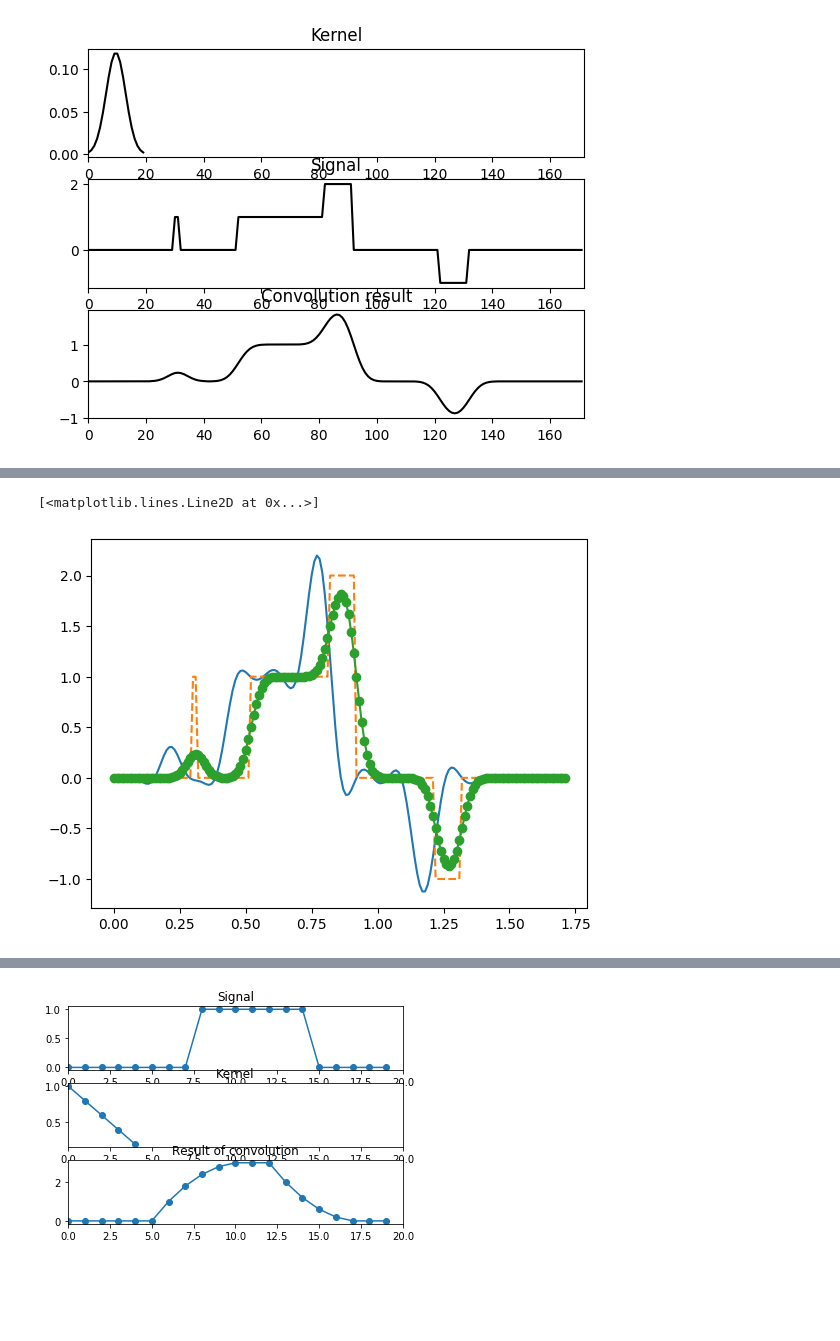
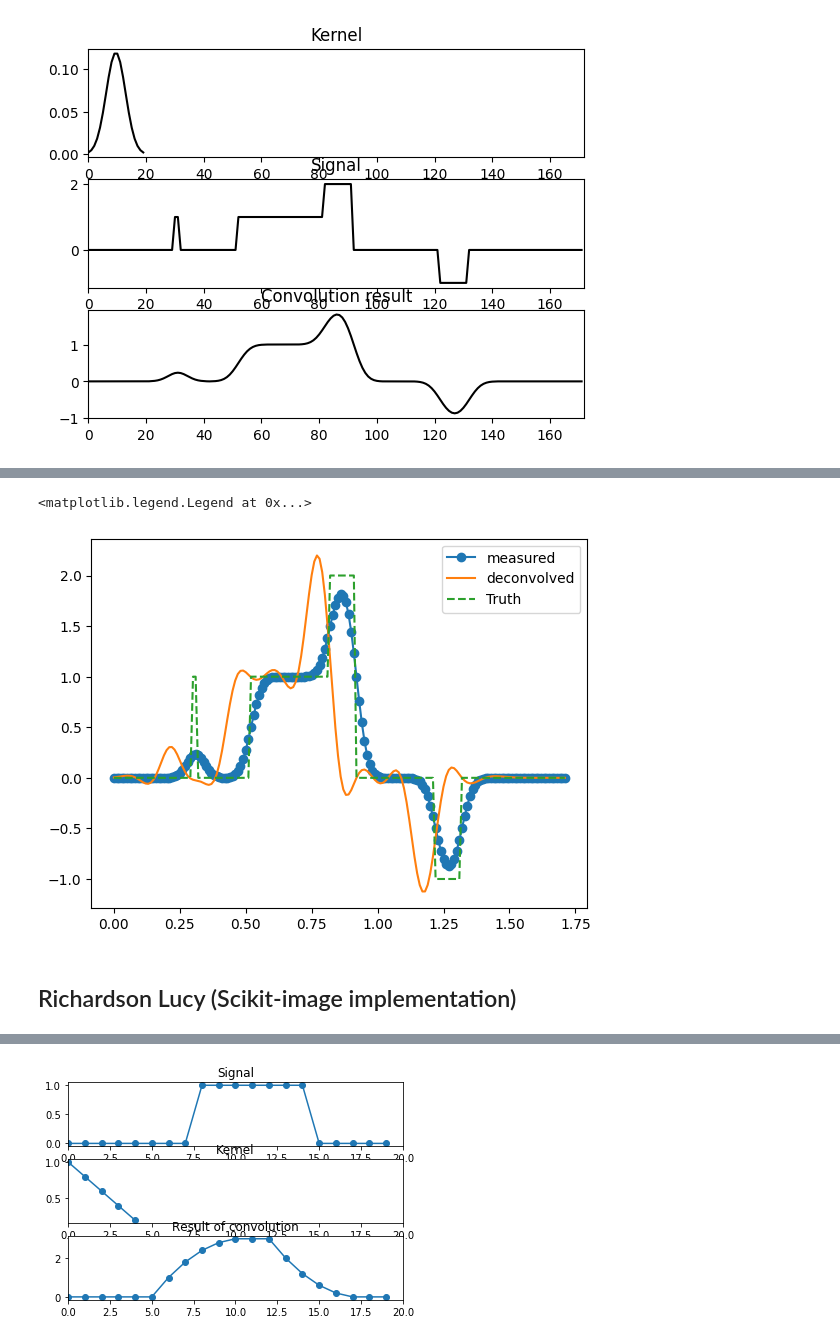
Before and after one commit to scott-huberty/SignalProcessing, a Jupyter notebook: convolution/sigprocMXC_convolution.ipynb, the cells around one changed output, grey strips where cells are left out. Drawn from its saved outputs; the diff is of its cells as text; code cells hidden in the pictures; blank space fills up the shorter version.

```diff
--- a/convolution/sigprocMXC_convolution.ipynb
+++ b/convolution/sigprocMXC_convolution.ipynb
@@ -89,12 +94,15 @@ out = scipy.optimize.fmin_slsqp(
 )
 fit = out[0]
 failed = out[3]
-# %%
-plt.plot(times, fit)
-plt.plot(times, signal1, linestyle="--")
-plt.plot(times,signal2, linestyle="-", marker="o")
-# %% [output]
-[<matplotlib.lines.Line2D at 0x...>]
-[figure, removed]
+# %%
+plt.plot(times,signal2, linestyle="-", marker="o", label="measured")
+plt.plot(times, fit, label="deconvolved")
+plt.plot(times, signal1, linestyle="--", label="Truth")
+plt.legend()
+# %% [output]
+<matplotlib.legend.Legend at 0x...>
+[figure, added]
+# %% [markdown]
+## Richardson Lucy (Scikit-image implementation)
 # %%
 import skimage
```
Also changed, not shown: parts of 6 cells of this notebook.
